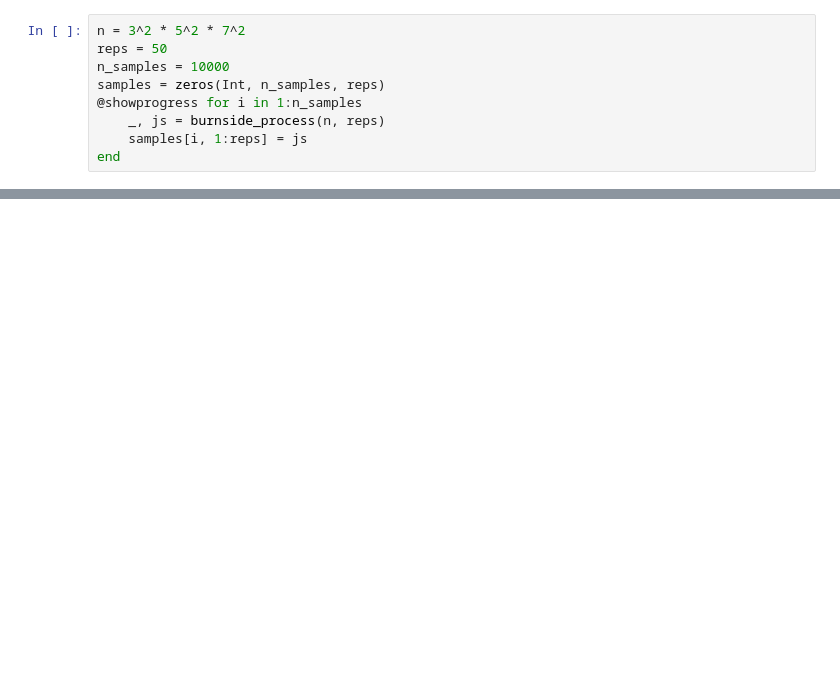
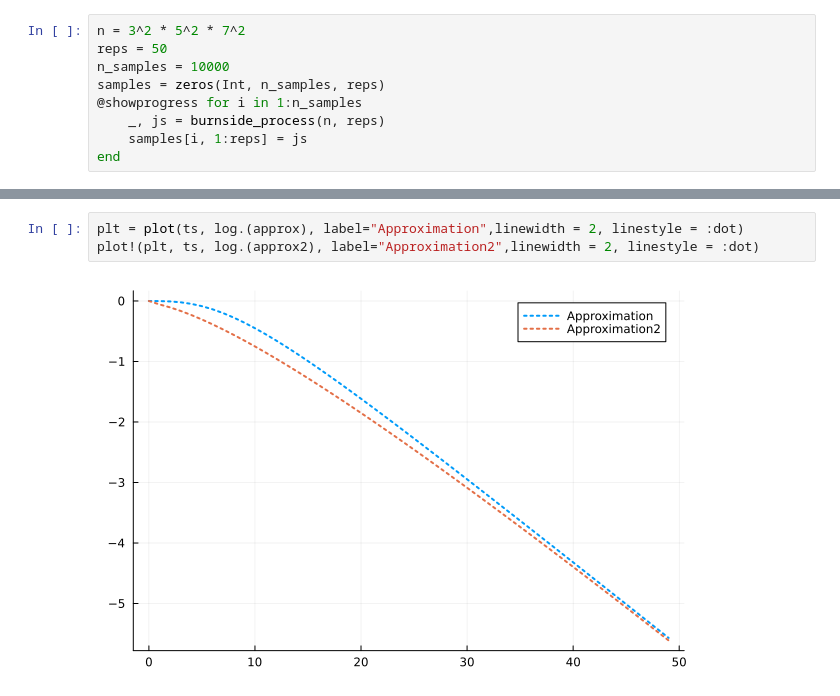
Before and after one commit to Michael-Howes/BurnsideProcess, a Jupyter notebook: Examples/necklaces_examples.ipynb, the cells around one changed output, grey strips where cells are left out. Cells and saved outputs as stored; diff of their text form; blank space fills up the shorter version.

```diff
--- a/Examples/necklaces_examples.ipynb
+++ b/Examples/necklaces_examples.ipynb
@@ -93,0 +101,5 @@ plt
+# %%
+plt = plot(ts, log.(approx), label="Approximation",linewidth = 2, linestyle = :dot)
+plot!(plt, ts, log.(approx2), label="Approximation2",linewidth = 2, linestyle = :dot)
+# %% [output]
+[figure, added]
```
Also changed, not shown: parts of 5 cells of this notebook, 5 other files.
